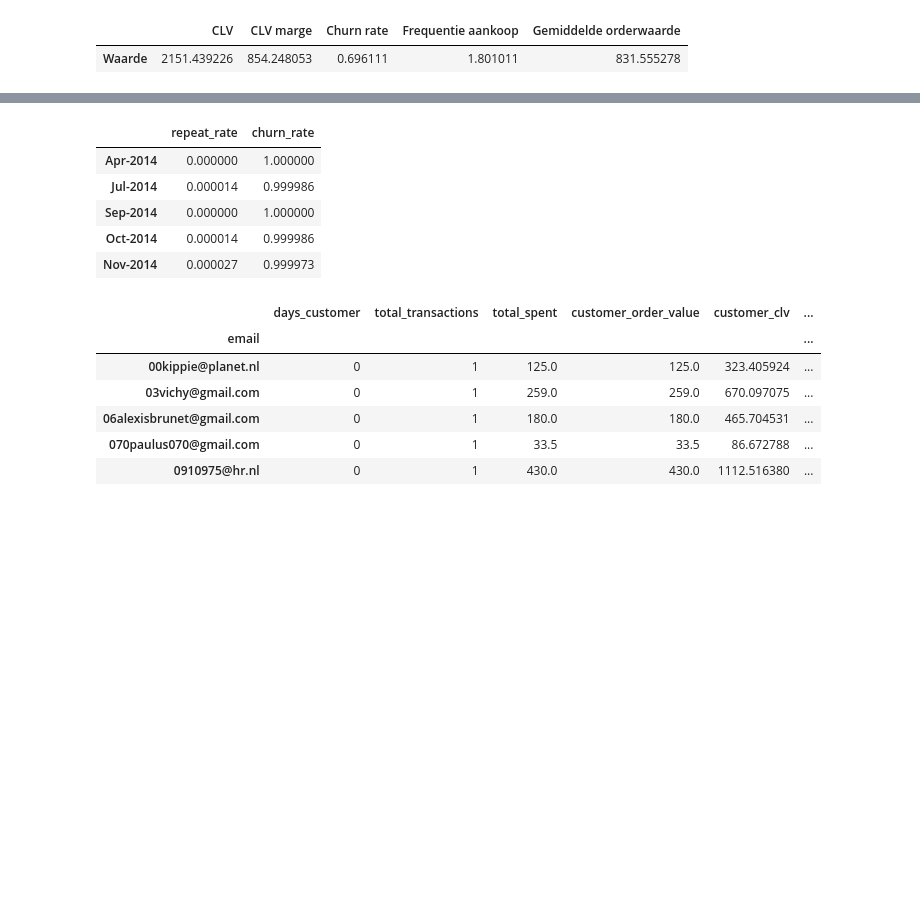
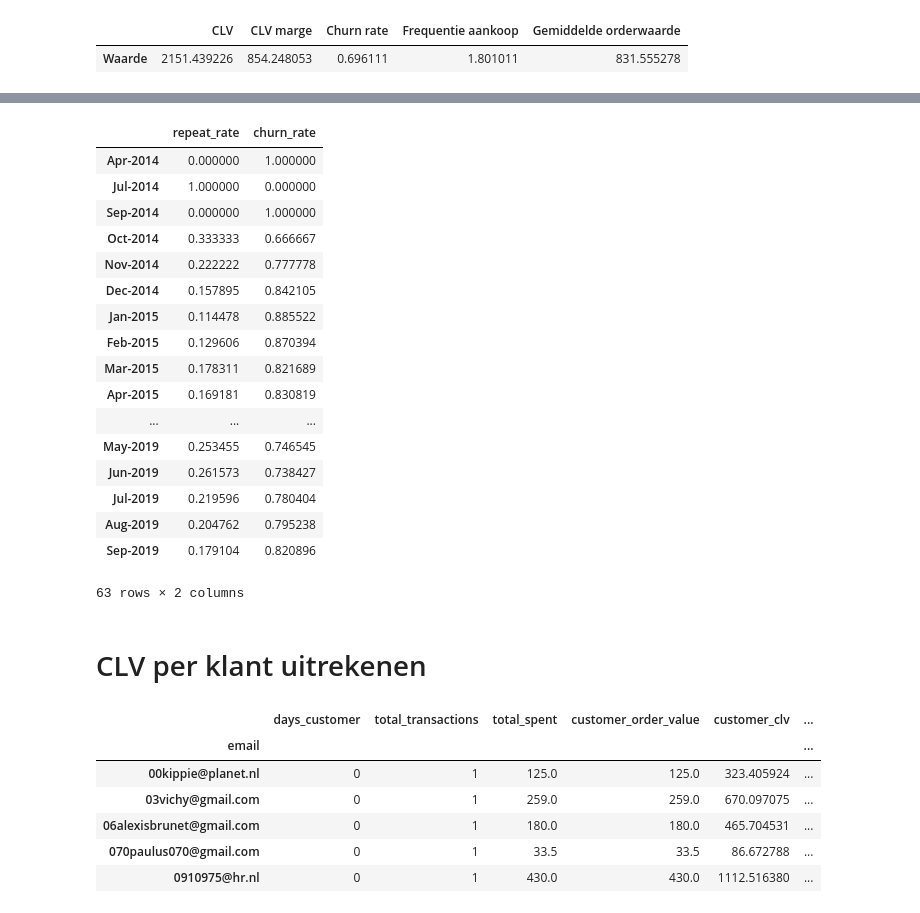
Before and after one commit to iwb-digital-growth-agency/python, a Jupyter notebook: CLV_Maxilia - nieuwe data set.ipynb, the cells around one changed output, grey strips where cells are left out. Drawn from its saved outputs; the diff is of its cells as text; code cells hidden in the pictures; blank space fills up the shorter version.

```diff
--- a/CLV_Maxilia - nieuwe data set.ipynb
+++ b/CLV_Maxilia - nieuwe data set.ipynb
@@ -208,13 +224,25 @@ df_monthly.head()
 # %%
-repeat_rate = df_monthly[df_monthly > 1].count() / len(df_monthly)
+repeat_rate = df_monthly[df_monthly > 1].count() / df_monthly[df_monthly > 0].count()
 df_churn = repeat_rate.to_frame(name='repeat_rate')
 # %%
 df_churn['churn_rate'] = 1 - df_churn['repeat_rate']
-df_churn.head()
+df_churn
 # %% [output]
 |  | repeat_rate | churn_rate |
 | Apr-2014 | 0.000000 | 1.000000 |
-| Jul-2014 | 0.000014 | 0.999986 |
+| Jul-2014 | 1.000000 | 0.000000 |
 | Sep-2014 | 0.000000 | 1.000000 |
-| Oct-2014 | 0.000014 | 0.999986 |
-| Nov-2014 | 0.000027 | 0.999973 |
+| Oct-2014 | 0.333333 | 0.666667 |
+| Nov-2014 | 0.222222 | 0.777778 |
+| Dec-2014 | 0.157895 | 0.842105 |
+| Jan-2015 | 0.114478 | 0.885522 |
+| Feb-2015 | 0.129606 | 0.870394 |
+| Mar-2015 | 0.178311 | 0.821689 |
+| Apr-2015 | 0.169181 | 0.830819 |
+| ... | ... | ... |
+| May-2019 | 0.253455 | 0.746545 |
+| Jun-2019 | 0.261573 | 0.738427 |
+| Jul-2019 | 0.219596 | 0.780404 |
+| Aug-2019 | 0.204762 | 0.795238 |
+| Sep-2019 | 0.179104 | 0.820896 |
+63 rows × 2 columns
@@ -223,3 +249,5 @@ df_churn.head()
+# %% [markdown]
+# CLV per klant uitrekenen
 # %%
 # clv per customer
 
```
Also changed, not shown: parts of 14 cells of this notebook, 5 other files.
